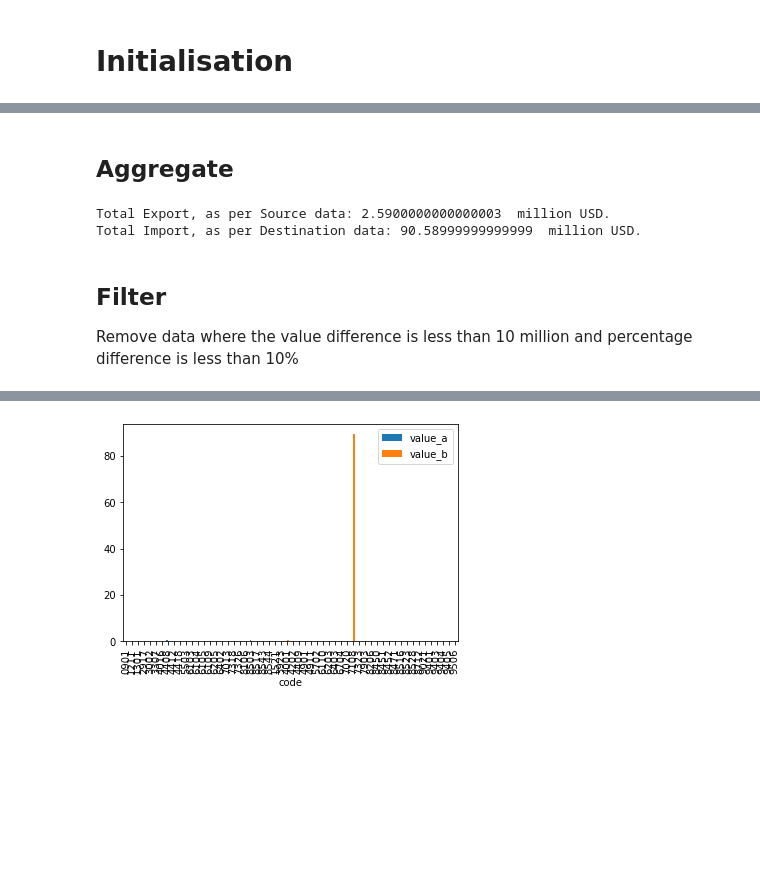
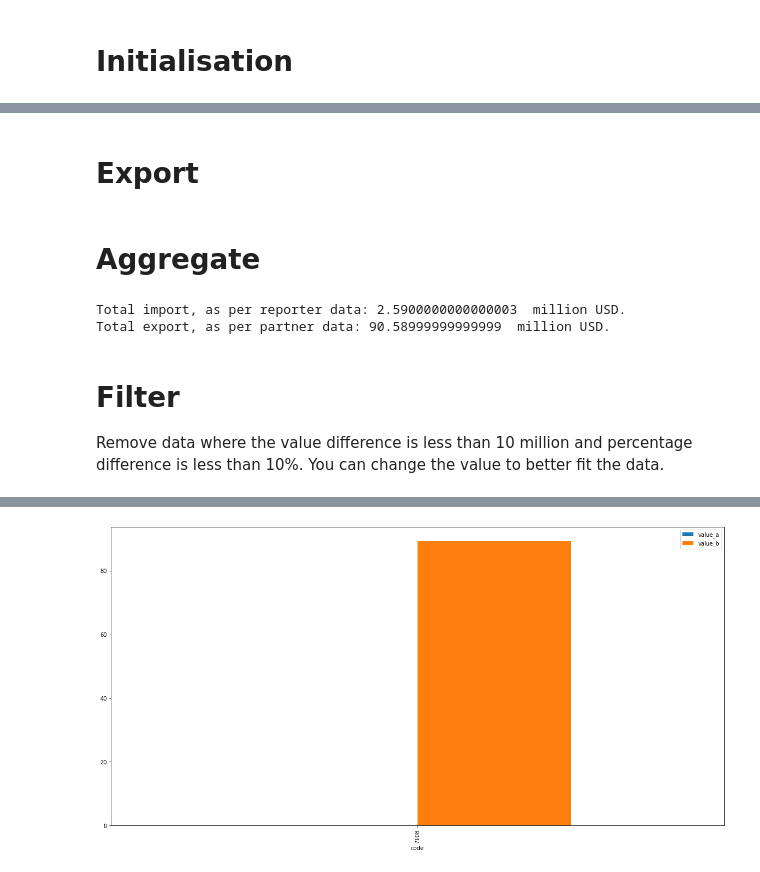
Before and after one commit to kmaneesh/tta, a Jupyter notebook: notebook/country/import.ipynb, the cells around one changed output, grey strips where cells are left out. Drawn from its saved outputs; the diff is of its cells as text; code cells hidden in the pictures; blank space fills up the shorter version.

```diff
--- a/notebook/country/import.ipynb
+++ b/notebook/country/import.ipynb
@@ -21,6 +33,7 @@ ROOT_DIR = '/home/jovyan/tta'
 import pandas as pd
 import matplotlib.pyplot as plt
 pd.set_option('display.max_rows', 5000)
+plt.rcParams['figure.figsize'] = [20, 10]
 
 from comtrade.analysis import Analysis
 tta = Analysis()
@@ -29,9 +51,0 @@ tta = Analysis()
-# %%
-source = 699 # India
-destination = 418 # Lao
-tta.set_source_destination(source, destination)
-
-status = tta.api.data_available(india, 201912, 'HS', 'M')
-print(status)
-status = tta.api.data_available(partner, 201912, 'HS', 'M')
-print(status)
@@ -43,4 +52,5 @@ print(status)
 # %%
-data_in, data_out = tta.get_import_data(year, cc)
+data_in, data_out = tta.get_import_data(reporter, partner, period, cc)
 data = tta.compare(data_in, data_out)
+df = tta.prepare(data)
 # %% [output]
@@ -51,13 +80,0 @@ data = tta.compare(data_in, data_out)
-# %%
-df = pd.DataFrame.from_dict(data, orient='index')
-df['value_diff'] = df['value_a'] - df['value_b']
-df['quantity_diff'] = df['quantity_a'] - df['quantity_b']
-df['quantity_diff'].round(2)
-df['value_diff'].round(2)
-df['quantity_pct'] = (df['quantity_diff'] / df['quantity_a']) * 100
-df['value_pct'] = (df['value_diff'] / df['value_a']) * 100
-df['quantity_pct'].round(2)
-df['value_pct'].round(2)
-df['value_diff_abs'] = abs(df['value_diff'])
-df['value_pct_abs'] = abs(df['value_pct'])
-df
@@ -88,0 +86,2 @@ df.to_csv('export_in2jp_2019_2.csv')
+# %% [markdown]
+# Export
@@ -89,16 +90,14 @@ df.to_csv('export_in2jp_2019_2.csv')
 # %% [markdown]
-## Aggregate
+# Aggregate
 # %%
-# value_a is source country
-# value_b is destination country
-print("Total Export, as per Source data:", df['value_a'].sum(), " million USD.")
-print("Total Import, as per Destination data:", df['value_b'].sum(), " million USD.")
+print("Total import, as per reporter data:", df['value_a'].sum(), " million USD.")
+print("Total export, as per partner data:", df['value_b'].sum(), " million USD.")
 # %% [output]
-Total Export, as per Source data: 2.5900000000000003  million USD.
-Total Import, as per Destination data: 90.58999999999999  million USD.
+Total import, as per reporter data: 2.5900000000000003  million USD.
+Total export, as per partner data: 90.58999999999999  million USD.
 # %% [markdown]
-## Filter
-Remove data where the value difference is less than 10 million and percentage difference is less than 10%
+# Filter
+Remove data where the value difference is less than 10 million and percentage difference is less than 10%. You can change the value to better fit the data.
 # %%
 percentage_cutoff = 10 # value to filter
 value_diff_cutoff = 1 # value to filter
@@ -108,7 +107,7 @@ dfi.sort_values(by=['code'])
 |  | code | desc | quantity_a | quantity_desc_a | value_a | quantity_b | quantity_desc_b | value_b | ... |
 | 7108 | 7108 | Gold (including gold plated with ... | 0 | Weight in kilograms | 0.0 | 18076 | Weight in kilograms | 89.35 | ... |
 # %%
-df.plot(kind='bar', y=['value_a','value_b'], x='code')
+dfi.plot(kind='bar', y=['value_a','value_b'], x='code')
 plt.show()
 # %% [output]
-[figure, old version]
+[figure, new version]
```
Also changed, not shown: parts of 17 cells of this notebook, 4 other files.
